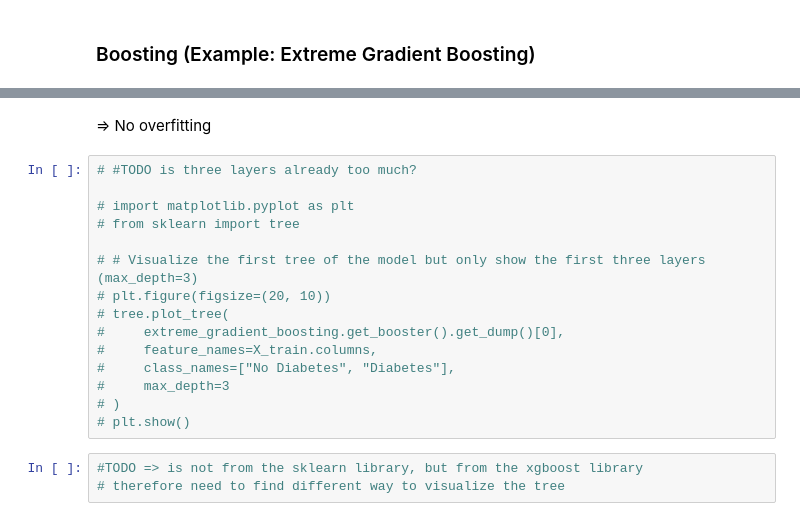
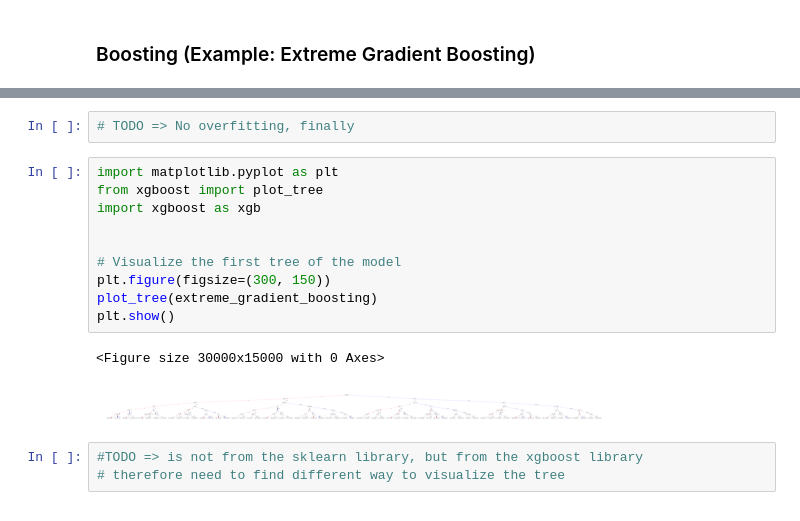
Before and after one commit to benediktpri/ie500_data_mining_project, a Jupyter notebook: notebooks/decisionTree_ensembleModels_patricia.ipynb, the cells around one changed output, grey strips where cells are left out. Saved outputs shown, nothing was run; the diff lists cells and outputs as text.

```diff
--- a/notebooks/decisionTree_ensembleModels_patricia.ipynb
+++ b/notebooks/decisionTree_ensembleModels_patricia.ipynb
@@ -244,20 +368,18 @@ print("Classification Report:\n", report)
-# %% [markdown]
-=> No overfitting
+# %%
+# TODO => No overfitting, finally
 # %%
-# #TODO is three layers already too much?
+import matplotlib.pyplot as plt
+from xgboost import plot_tree
+import xgboost as xgb
 
-# import matplotlib.pyplot as plt
-# from sklearn import tree
 
-# # Visualize the first tree of the model but only show the first three layers (max_depth=3)
-# plt.figure(figsize=(20, 10))
-# tree.plot_tree(
-#     extreme_gradient_boosting.get_booster().get_dump()[0],
-#     feature_names=X_train.columns,
-#     class_names=["No Diabetes", "Diabetes"],
-#     max_depth=3
-# )
-# plt.show()
+# Visualize the first tree of the model
+plt.figure(figsize=(300, 150))
+plot_tree(extreme_gradient_boosting)
+plt.show()
+# %% [output]
+<Figure size 30000x15000 with 0 Axes>
+[figure, added]
 # %%
 #TODO => is not from the sklearn library, but from the xgboost library
 # therefore need to find different way to visualize the tree
```
Also changed, not shown: parts of 106 cells of this notebook.
